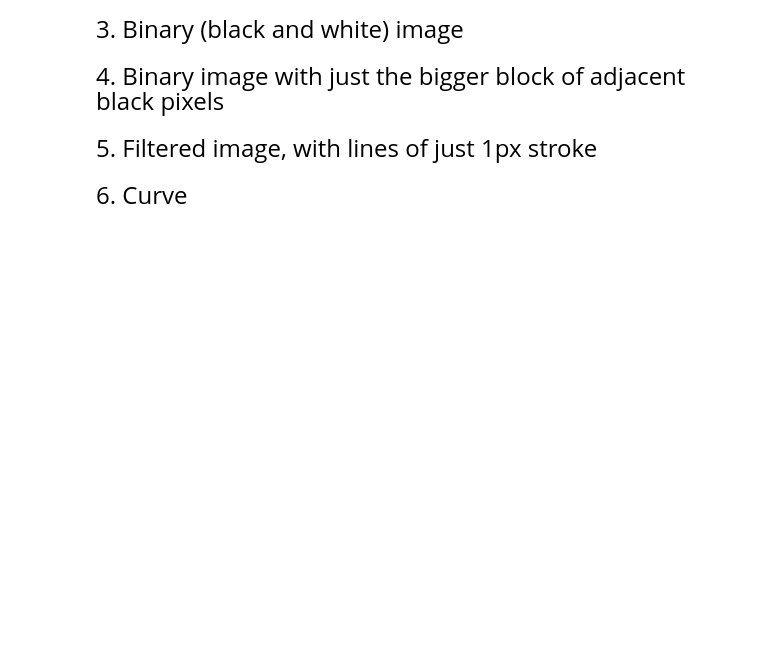
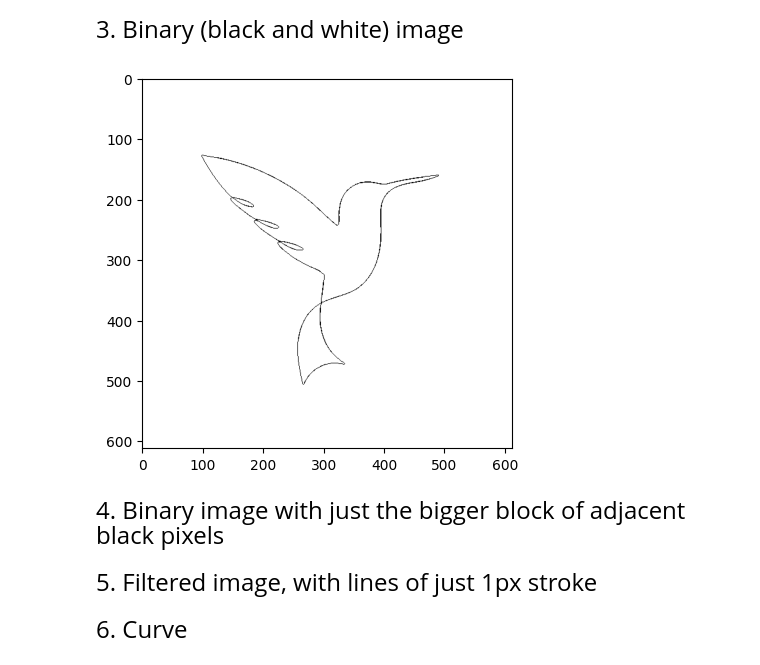
Before and after one commit to steurendo/FourierCoefficientsGenerator, a Jupyter notebook: img_to_fourier.ipynb, the cells around one changed output. Cells and saved outputs as stored; diff of their text form; code cells hidden in the pictures; blank space fills up the shorter version.

```diff
--- a/img_to_fourier.ipynb
+++ b/img_to_fourier.ipynb
@@ -64,4 +44,26 @@ plt.show()
 # %% [markdown]
 <font size=5>3. Binary (black and white) image</font>
+# %%
+# Image conversion from Grayscale to Binary, given a threshold
+def grayscale_to_binary(img, threshold=-1, filter=0):
+    img = img.copy()
+    mask = img[:, :, 0]
+    if threshold == -1:
+        valids = np.where(mask < int((1 - filter) * 255))
+        th = np.mean(mask[valids])
+    else:
+        th = threshold
+    for r in range(img.shape[0]):
+        for c in range(img.shape[1]):
+            img[r, c, :3] = 255 if mask[r, c] >= th else 0
+    return img
+# %%
+image_binary = grayscale_to_binary(image_grayscale)
+# %%
+plt.figure()
+plt.imshow(image_binary)
+plt.show()
+# %% [output]
+[figure, added]
 # %% [markdown]
 <font size=5>4. Binary image with just the bigger block of adjacent black pixels</font>
```
Also changed, not shown: parts of 16 cells of this notebook, 11 other files.
